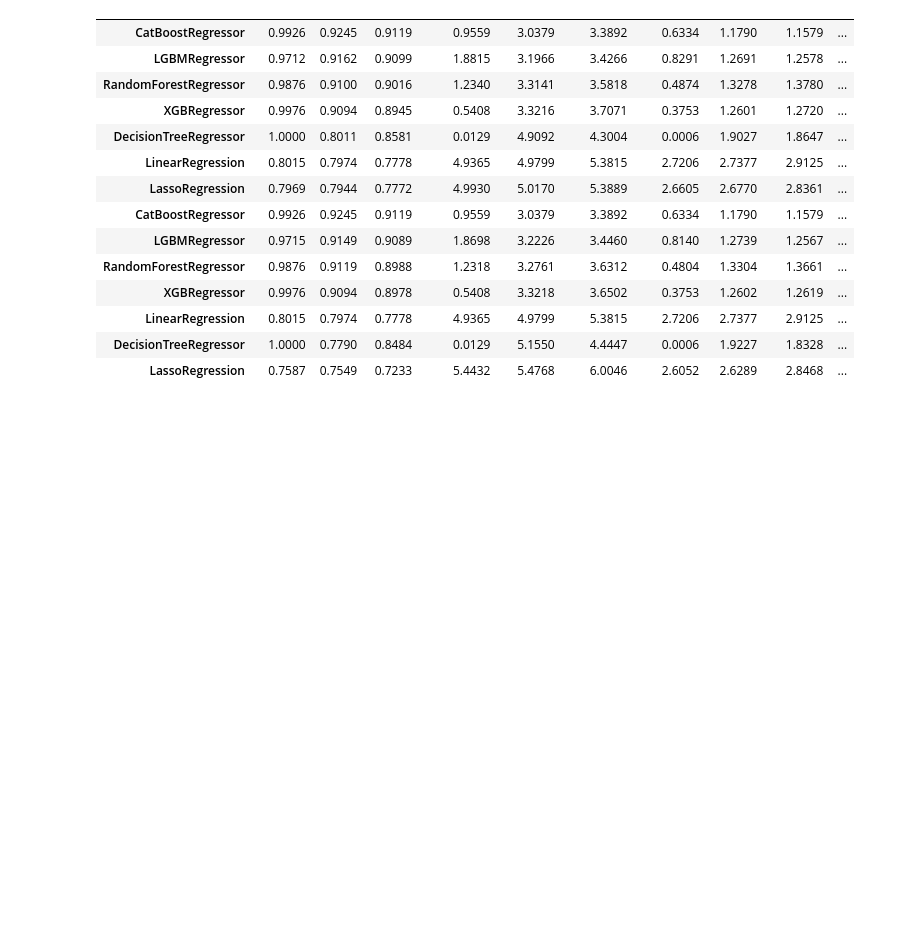
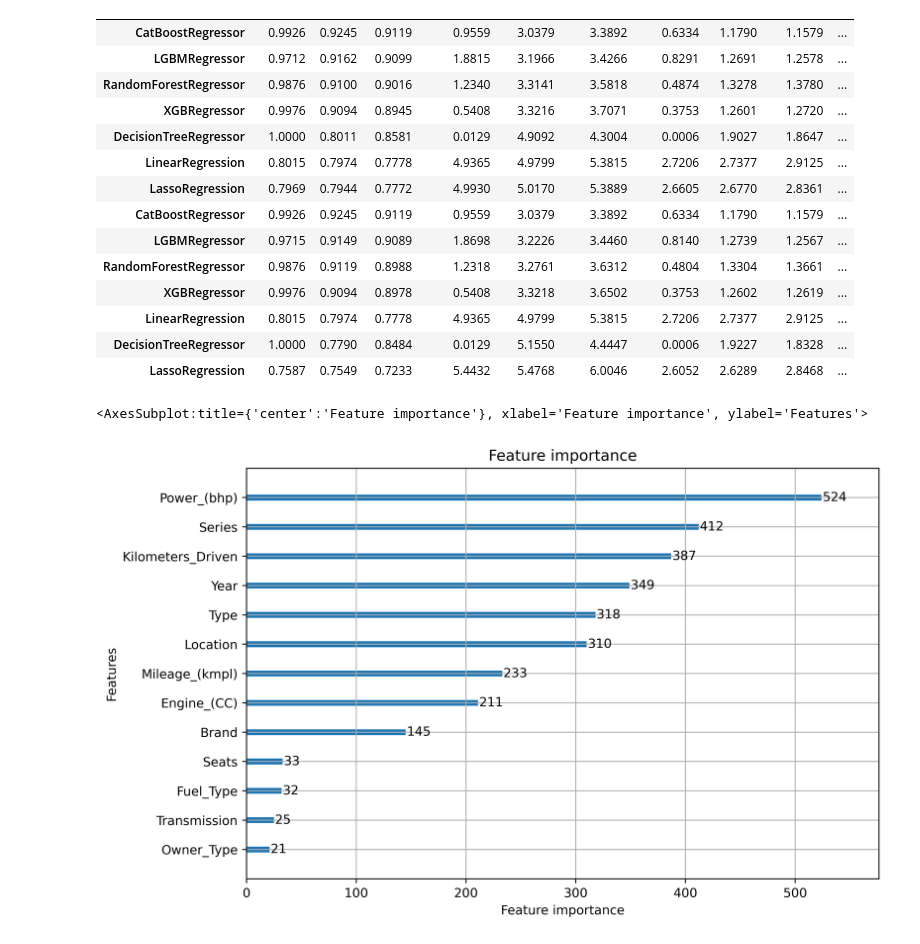
Before and after one commit to abdillah-fikri/sa-used-cars-price-prediction, a Jupyter notebook: notebooks/modeling_imputed_all.ipynb, the cells around one changed output. Drawn from its saved outputs; the diff is of its cells as text; code cells hidden in the pictures; blank space fills up the shorter version.

Commit message:
Update model and vis

```diff
--- a/notebooks/modeling_imputed_all.ipynb
+++ b/notebooks/modeling_imputed_all.ipynb
@@ -234,3 +234,10 @@ imputed_all
 | LassoRegression | 0.7587 | 0.7549 | 0.7233 | 5.4432 | 5.4768 | 6.0046 | 2.6052 | 2.6289 | 2.8468 | ... |
 # %%
 imputed_all.to_csv('../data/processed/summary_imputed_all.csv')
+# %%
+model = LGBMRegressor()
+model.fit(X_train_full, y_train)
+lgb.plot_importance(model, figsize=(9,6), dpi=500)
+# %% [output]
+<AxesSubplot:title={'center':'Feature importance'}, xlabel='Feature importance', ylabel='Features'>
+[figure, added]
```
Also changed, not shown: parts of 1 cell of this notebook, 10 other files.
